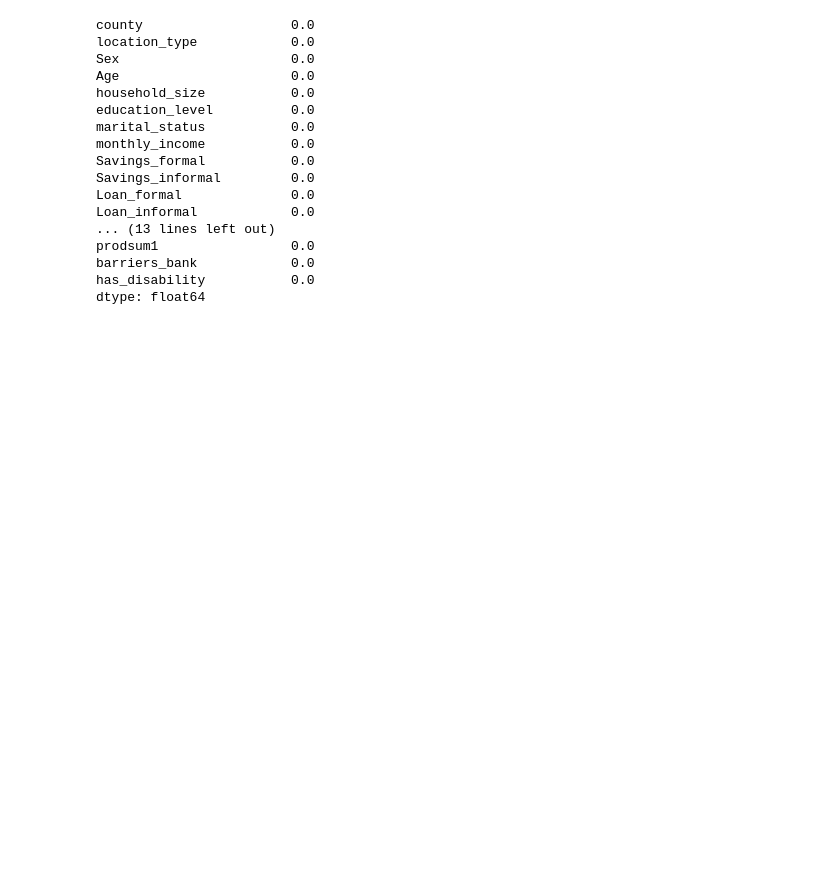
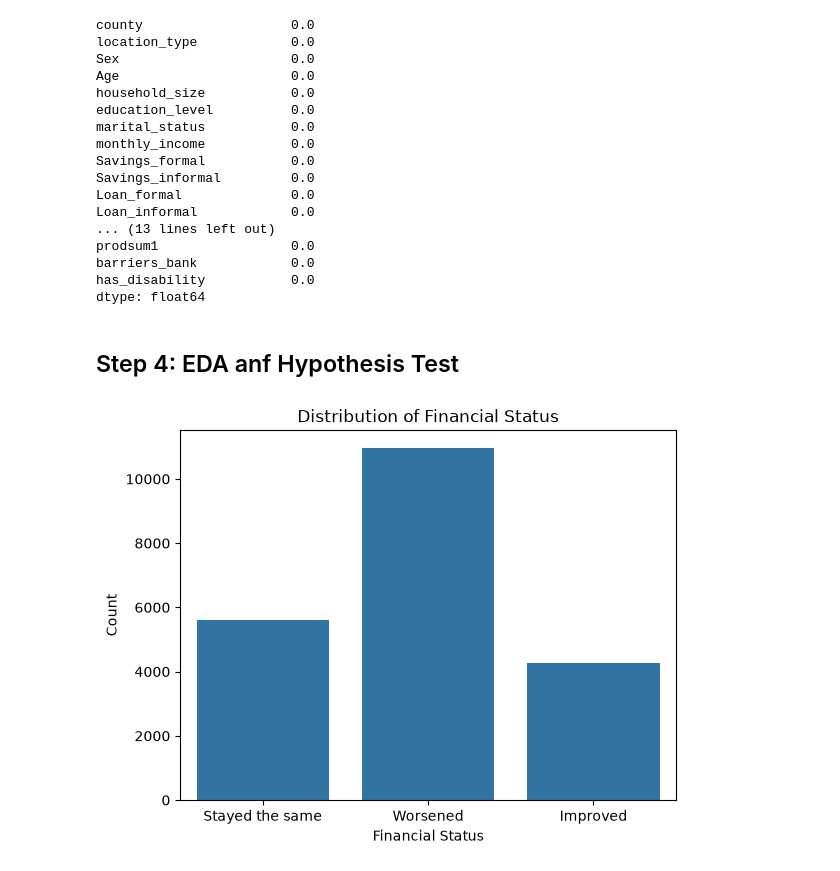
Before and after one commit to OleSuyaye/financial-status-prediction, a Jupyter notebook: notebook/finaccess.ipynb, the cells around one changed output. Saved outputs shown, nothing was run; the diff lists cells and outputs as text; code cells hidden in the pictures; blank space fills up the shorter version.

Commit message:
EDA and Hypothesis test

```diff
--- a/notebook/finaccess.ipynb
+++ b/notebook/finaccess.ipynb
@@ -158,7 +159,7 @@ for col in categorical_columns:
 # %%
 # Remove 'Completed technical training after secondary school', 'Some technical training after secondary school' replace with 'Technical Training'
 mapping = {'Completed technical training after secondary school':'Technical training',
-           'Some technical training after secondary school':'Technical training',
+           'Some technical training after secondary school':'Technical incomplete',
            '"Secondary completed "':'Secondary',
            '"Primary completed"':'Primary',
            '"Some primary "':'Primary incomplete',
@@ -362,3 +366,20 @@ prodsum1                 0.0
 barriers_bank            0.0
 has_disability           0.0
 dtype: float64
+# %% [markdown]
+## Step 4: EDA anf Hypothesis Test
+# %%
+# Check the distribution of the column in question
+
+financial_data["financial_status"].unique()
+
+plt.Figure(figsize=(10,5))
+
+sns.countplot(data = financial_data, x="financial_status")
+plt.title("Distribution of Financial Status")
+plt.xlabel("Financial Status")
+plt.ylabel("Count")
+
+plt.show()
+# %% [output]
+[figure, added]
```
Also changed, not shown: parts of 20 cells of this notebook.
